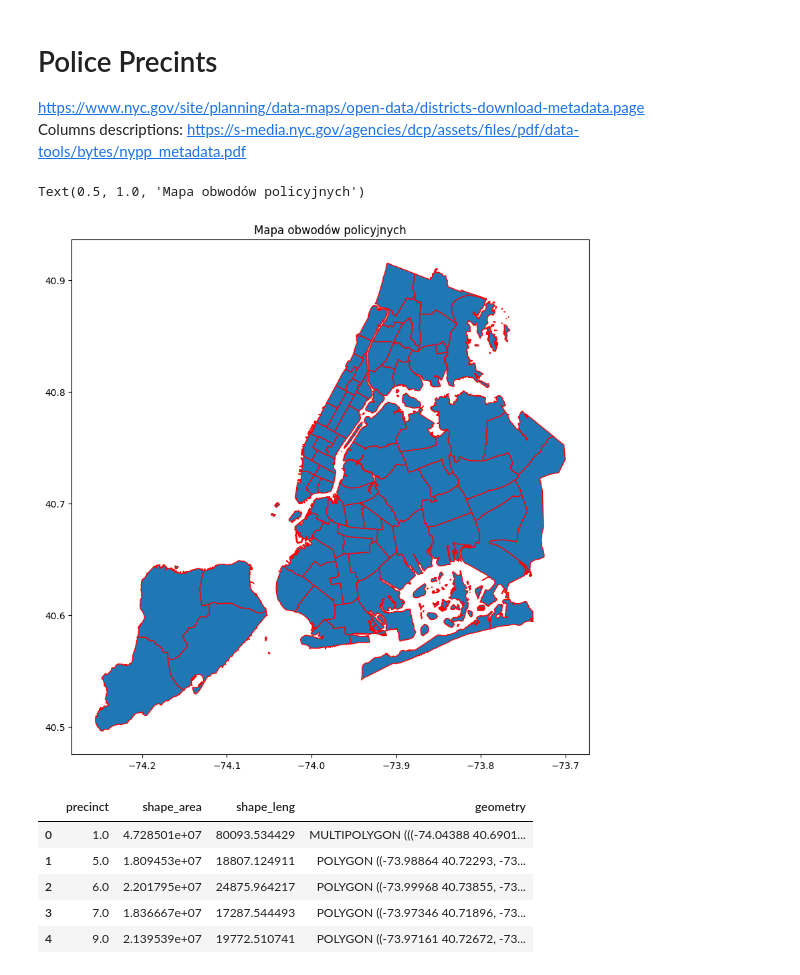
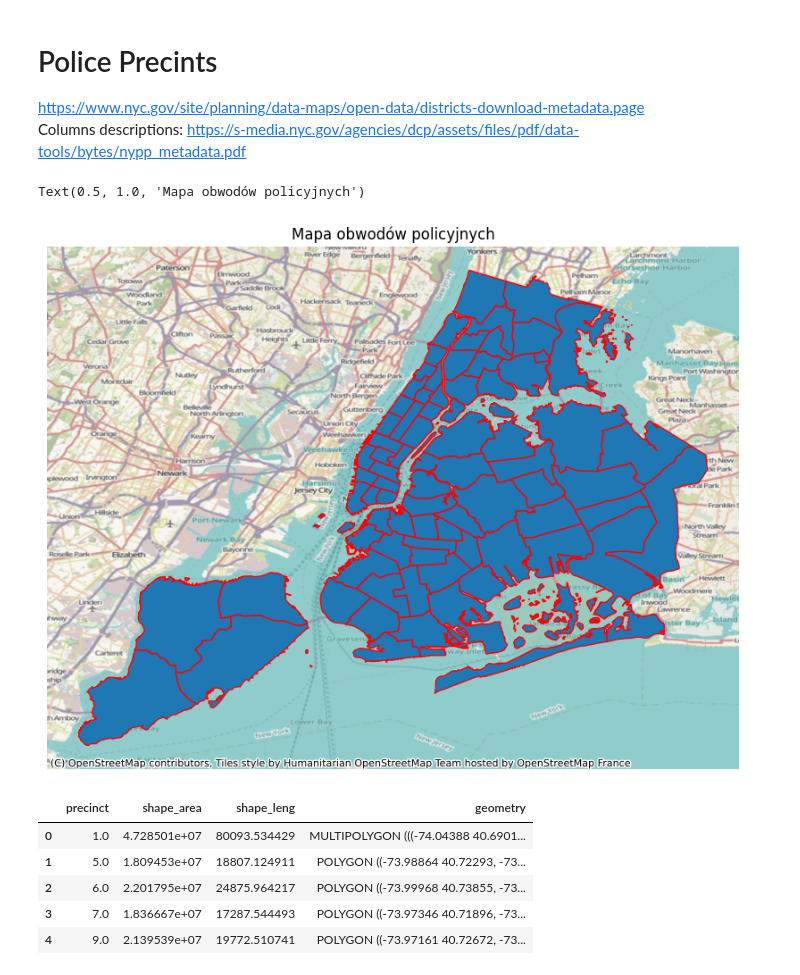
Before and after one commit to jkwiatk1/spatial-data-mining, a Jupyter notebook: 1-shooting_data_analysis.ipynb, the cells around one changed output. Saved outputs shown, nothing was run; the diff lists cells and outputs as text; code cells hidden in the pictures.

```diff
--- a/1-shooting_data_analysis.ipynb
+++ b/1-shooting_data_analysis.ipynb
@@ -9,6 +11,8 @@ import os
 DATA_PATH = 'data/'
 # %%
 NYC_FILENAME = DATA_PATH + 'NYPD Shooting Incident Data (Historic).zip'
+# %%
+POL_PREC_FILENAME = DATA_PATH+'Police Precincts.zip'
 # %%
 NYC_URL = "https://data.cityofnewyork.us/api/geospatial/833y-fsy8?date=20231228&accessType=DOWNLOAD&method=export&format=Shapefile"
 # %%
@@ -131,13 +143,15 @@ Puste wartości w kolumnie 'Latitude': 0
 https://www.nyc.gov/site/planning/data-maps/open-data/districts-download-metadata.page <br>
 Columns descriptions: https://s-media.nyc.gov/agencies/dcp/assets/files/pdf/data-tools/bytes/nypp_metadata.pdf
 # %%
-police_df = gpd.read_file(DATA_PATH+'Police Precincts.zip')
+police_df = gpd.read_file(POL_PREC_FILENAME)
 # %%
-police_df.plot(figsize=(10,10), edgecolor='red')
+ax2 = police_df.plot(figsize=(10,10), edgecolor='red')
+ctx.add_basemap(ax2, crs=police_df.crs.to_string())
+ax2.set_axis_off()
 plt.title("Mapa obwodów policyjnych")
 # %% [output]
 Text(0.5, 1.0, 'Mapa obwodów policyjnych')
-[figure, old version]
+[figure, new version]
 # %%
 police_df.head()
 # %% [output]
```
Also changed, not shown: parts of 22 cells of this notebook, 1 other file.
